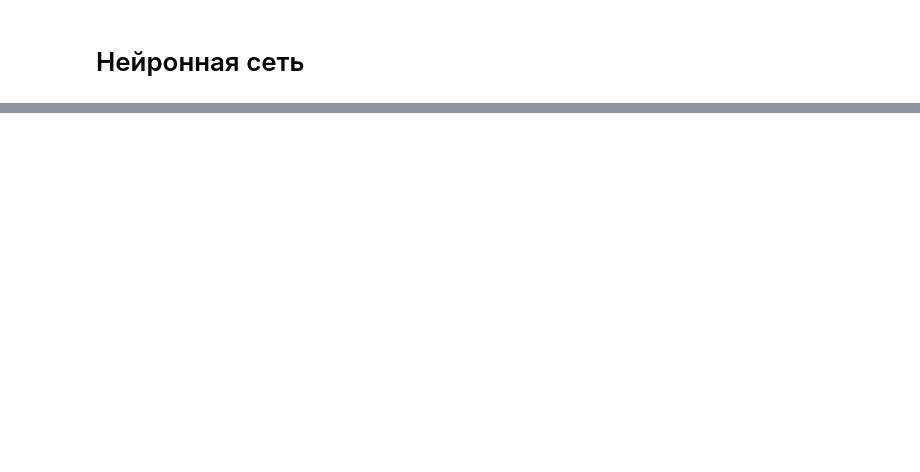
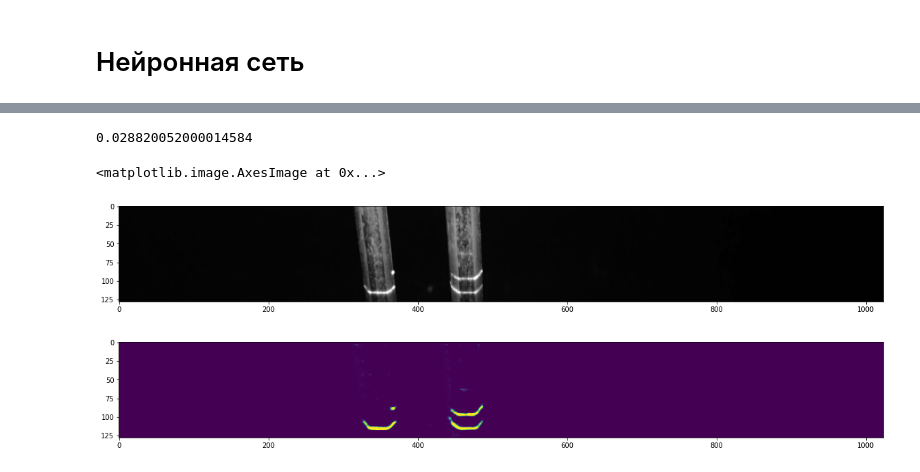
Before and after one commit to Storks/laser_trace, a Jupyter notebook: notebooks/data generators.ipynb, the cells around one changed output, grey strips where cells are left out. Cells and saved outputs as stored; diff of their text form; code cells hidden in the pictures; blank space fills up the shorter version.

```diff
--- a/notebooks/data generators.ipynb
+++ b/notebooks/data generators.ipynb
@@ -345,0 +345,36 @@ model.fit(
+# %%
+
+
+mlflow.set_tracking_uri('http://localhost:5000')
+mlflow.tensorflow.autolog()
+mlflow.set_experiment(experiment_name=Repository('.').head.shorthand)
+
+with mlflow.start_run():
+    epochs = 10
+    model.fit(
+        train_datagen,
+        steps_per_epoch=200,
+        epochs=epochs,
+        validation_data=val_datagen,
+        validation_steps=20,
+        callbacks=[DisplayCallback(train_datagen)]
+    )
+
+
+    time_of_prediction_array = np.zeros(100)
+
+    test_image_path = '../data/processed/test/img/210416D.003_1400701D.E003_96860_2.jpg'
+    test_img = read_data_img(test_image_path)
+    test_img = tf.reshape(test_img, [1, 128, 1024, CHANNELS])
+
+    for i in range(100):
+
+        start = time.perf_counter()
+        mask = model.predict(test_img)
+        end = time.perf_counter()
+
+        time_of_prediction_array[i] = end - start
+
+    speed_metrics = {'pred_time': time_of_prediction_array[1:].mean(),
+                     'RMSE_pred_time': time_of_prediction_array[1:].std() }
+    mlflow.log_metrics(speed_metrics)
@@ -346,4 +412,4 @@ model.fit(
 # %%
 test_image_path = '../data/processed/test/img/210416D.003_1400701D.E003_96860_2.jpg'
 test_img = read_data_img(test_image_path)
-test_img = tf.reshape(test_img, [1, 128, 1024, 3])
+test_img = tf.reshape(test_img, [1, IMAGE_HEIGHT, IMAGE_WIDTH, CHANNELS])
@@ -352,7 +416,18 @@ mask = model.predict(test_img)
+# %%
+
+start = time.perf_counter()
+mask = model.predict(test_img)
+end = time.perf_counter()
+print(end-start)
+# %% [output]
+0.028820052000014584
 # %%
-title = ['Input Image', 'Predicted Mask']
 
 plt.figure(figsize=(20, 10))
 plt.imshow(test_img[0])
 plt.figure(figsize=(20, 10))
 plt.imshow(mask[0])
+# %% [output]
+<matplotlib.image.AxesImage at 0x...>
+[figure, added]
+[figure, added]
```
Also changed, not shown: parts of 11 cells of this notebook, 4 other files.
